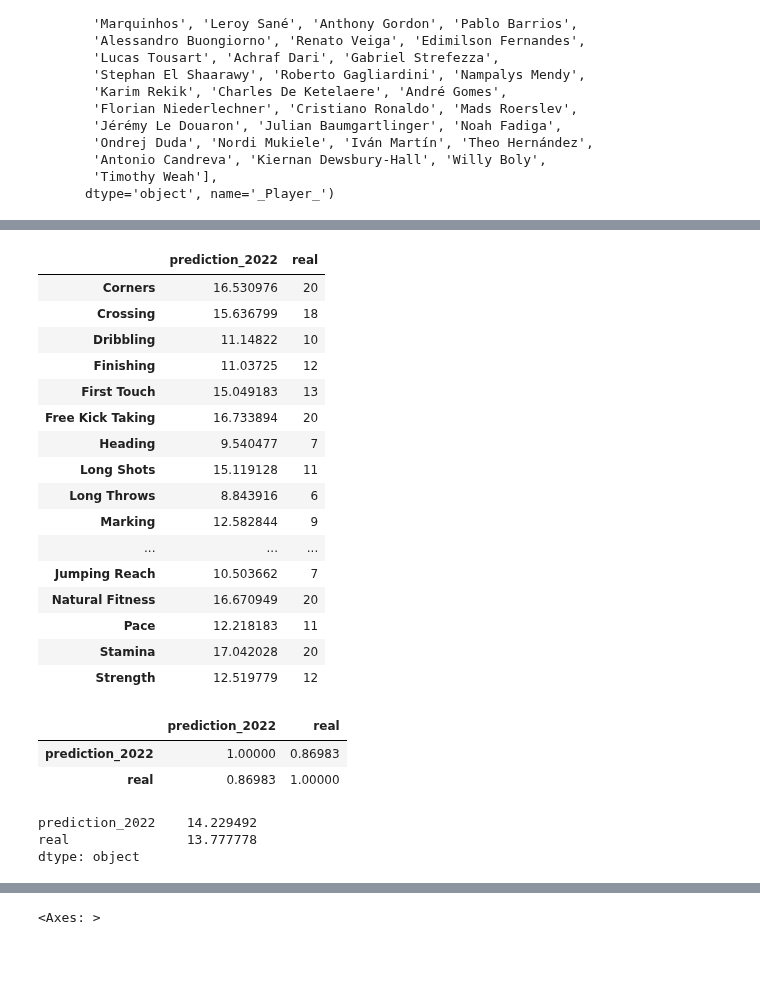
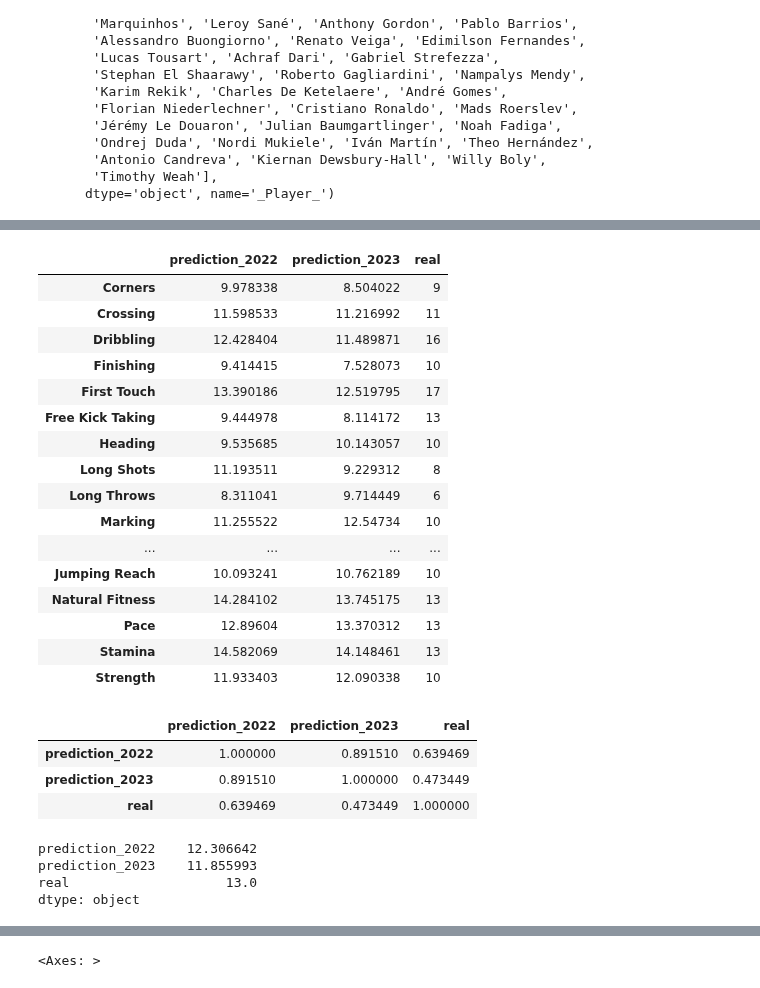
Before and after one commit to alibekk93/FM_skills_prediction, a Jupyter notebook: notebooks/04_MVPs.ipynb, the cells around one changed output, grey strips where cells are left out. Saved outputs shown, nothing was run; the diff lists cells and outputs as text; code cells hidden in the pictures; blank space fills up the shorter version.

```diff
--- a/notebooks/04_MVPs.ipynb
+++ b/notebooks/04_MVPs.ipynb
@@ -17,8 +17,7 @@ Load data
 # %%
 import pandas as pd
 combined_data_2022 = pd.read_csv('./data/FM_fbref_combined_data_2022.csv', index_col='_Player_').iloc[:, 1:].dropna(axis=0)
-# combined_data_2022 = pd.read_csv('./data/FM_fbref_combined_data_2022.csv', index_col='Name').iloc[:, 1:].dropna(axis=0)
-# combined_data_2023 = pd.read_csv('./data/2023_combined_data.csv', index_col='Name').iloc[:, 1:].dropna(axis=0)
+combined_data_2023 = pd.read_csv('./data/FM_fbref_combined_data_2023.csv', index_col='_Player_').iloc[:, 1:].dropna(axis=0)
 # %%
 combined_data_2022.head()
 # %% [output]
@@ -228,6 +227,6 @@ playground_X_2022 = pca.transform(combined_data_2022[all_stats_columns])
 playground_X_2022 = pd.DataFrame(playground_X_2022, index=combined_data_2022.index)
 playground_y = combined_data_2022[predict_columns]
 
-# playground_X_2023 = combined_data_2023[all_stats_columns]
-# playground_y = combined_data_2023[predict_columns]
+playground_X_2023 = pca.transform(combined_data_2023[all_stats_columns])
+playground_X_2023 = pd.DataFrame(playground_X_2023, index=combined_data_2023.index)
 # %%
@@ -273,11 +272,11 @@ predictions_2022['_Player_'] = test_name
 predictions_2022_graph = calculate_skill_nodes(predictions_2022)
 plot_fm_radar(predictions_2022_graph, gk=False)
 
-# predictions_2023 = model.predict(playground_X_2023.loc[[test_name]].values)
-# predictions_2023 = pd.Series(predictions_2023[0], index=FM_columns[2:])
-# predictions_2023['Name'] = test_name
-# predictions_2023_graph = calculate_skill_nodes(predictions_2023)
-# plot_fm_radar(predictions_2023_graph, gk=False)
+predictions_2023 = model.predict(playground_X_2023.loc[[test_name]].values)
+predictions_2023 = pd.Series(predictions_2023[0], index=FM_columns)
+predictions_2023['_Player_'] = test_name
+predictions_2023_graph = calculate_skill_nodes(predictions_2023)
+plot_fm_radar(predictions_2023_graph, gk=False)
 
 real = playground_y.loc[[test_name]].values
 real = pd.Series(real[0], index=FM_columns)
@@ -290,38 +290,40 @@ plot_fm_radar(real_graph, gk=False)
 # %%
 skills_df = pd.DataFrame({'prediction_2022':predictions_2022,
-                        #   'prediction_2023':predictions_2023,
+                          'prediction_2023':predictions_2023,
                           'real':real},
                           index=predict_columns)
 skills_df
 # %% [output]
-|  | prediction_2022 | real |
-| Corners | 16.530976 | 20 |
-| Crossing | 15.636799 | 18 |
-| Dribbling | 11.14822 | 10 |
-| Finishing | 11.03725 | 12 |
-| First Touch | 15.049183 | 13 |
-| Free Kick Taking | 16.733894 | 20 |
-| Heading | 9.540477 | 7 |
-| Long Shots | 15.119128 | 11 |
-| Long Throws | 8.843916 | 6 |
-| Marking | 12.582844 | 9 |
-| ... | ... | ... |
-| Jumping Reach | 10.503662 | 7 |
-| Natural Fitness | 16.670949 | 20 |
-| Pace | 12.218183 | 11 |
-| Stamina | 17.042028 | 20 |
-| Strength | 12.519779 | 12 |
+|  | prediction_2022 | prediction_2023 | real |
+| Corners | 9.978338 | 8.504022 | 9 |
+| Crossing | 11.598533 | 11.216992 | 11 |
+| Dribbling | 12.428404 | 11.489871 | 16 |
+| Finishing | 9.414415 | 7.528073 | 10 |
+| First Touch | 13.390186 | 12.519795 | 17 |
+| Free Kick Taking | 9.444978 | 8.114172 | 13 |
+| Heading | 9.535685 | 10.143057 | 10 |
+| Long Shots | 11.193511 | 9.229312 | 8 |
+| Long Throws | 8.311041 | 9.714449 | 6 |
+| Marking | 11.255522 | 12.54734 | 10 |
+| ... | ... | ... | ... |
+| Jumping Reach | 10.093241 | 10.762189 | 10 |
+| Natural Fitness | 14.284102 | 13.745175 | 13 |
+| Pace | 12.89604 | 13.370312 | 13 |
+| Stamina | 14.582069 | 14.148461 | 13 |
+| Strength | 11.933403 | 12.090338 | 10 |
 # %%
 skills_df.corr()
 # %% [output]
-|  | prediction_2022 | real |
-| prediction_2022 | 1.00000 | 0.86983 |
-| real | 0.86983 | 1.00000 |
+|  | prediction_2022 | prediction_2023 | real |
+| prediction_2022 | 1.000000 | 0.891510 | 0.639469 |
+| prediction_2023 | 0.891510 | 1.000000 | 0.473449 |
+| real | 0.639469 | 0.473449 | 1.000000 |
 # %%
 skills_df.mean()
 # %% [output]
-prediction_2022    14.229492
-real               13.777778
+prediction_2022    12.306642
+prediction_2023    11.855993
+real                    13.0
 dtype: object
 # %%
 stats_df = pd.DataFrame({'stats_2022':playground_X_2022.loc[test_name],
```
Also changed, not shown: parts of 5 cells of this notebook.
